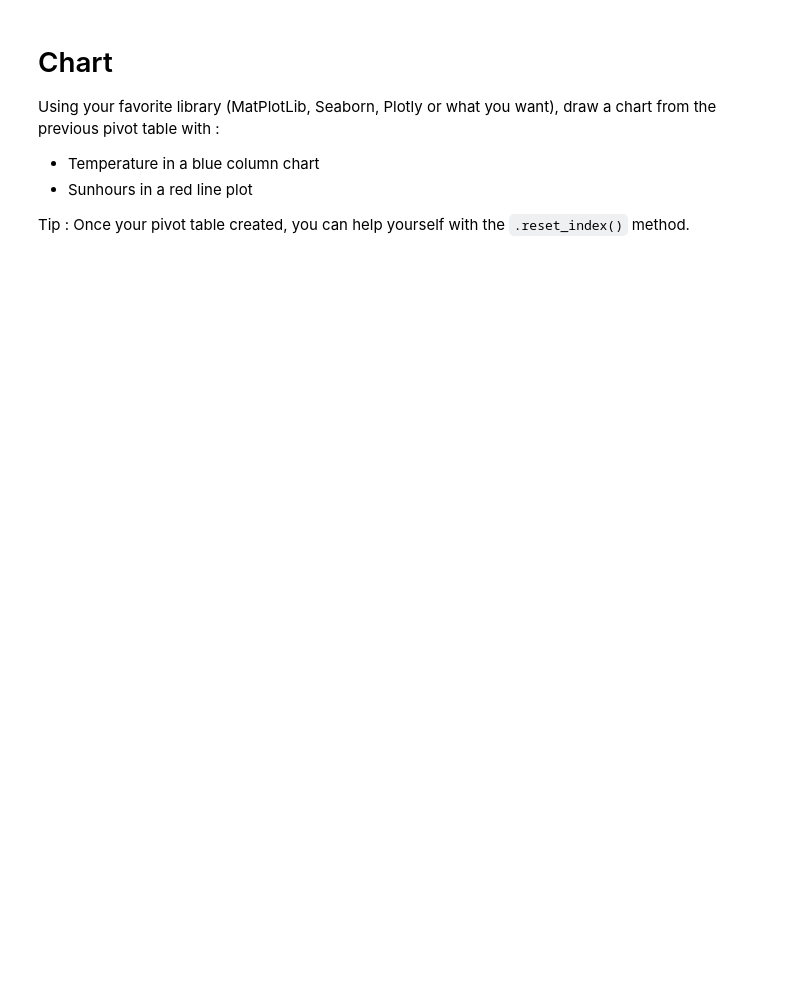
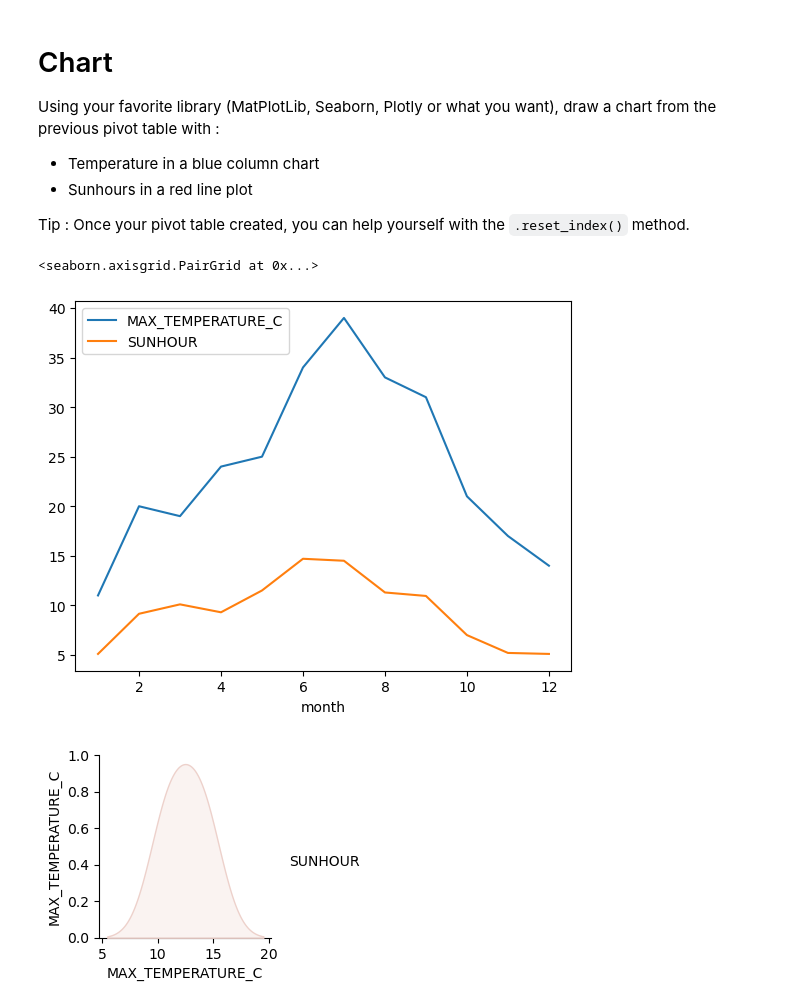
Before and after one commit to bigmoletos/WildCodeSchool_formation_IA_nov2023, a Jupyter notebook: quêtes/Semaine5/Pandas/Pandas/FD_2.3 Pandas_Pivot_tables.ipynb, the cells around one changed output. Drawn from its saved outputs; the diff is of its cells as text; code cells hidden in the pictures; blank space fills up the shorter version.

```diff
--- a/quêtes/Semaine5/Pandas/Pandas/FD_2.3 Pandas_Pivot_tables.ipynb
+++ b/quêtes/Semaine5/Pandas/Pandas/FD_2.3 Pandas_Pivot_tables.ipynb
@@ -102,0 +102,11 @@ df_weather.pivot_table(values='MAX_TEMPERATURE_C',
+# %%
+# Hop !
+df_weather.head(1)
+# formatage de la colonne date
+df_weather['DATE'] = pd.to_datetime(df_weather['DATE'])
+# création des colonnes jour et mois
+df_weather['day'] = df_weather['DATE'].dt.day
+df_weather['month'] = df_weather['DATE'].dt.month
+df_weather.head(10)
+df_weather.pivot_table(values='PRECIP_TOTAL_DAY_MM',
+                       index='day', columns='month')
@@ -118,3 +185,7 @@ df_weather.pivot_table(values='MAX_TEMPERATURE_C',
+# %%
+# option perso
+df = df_weather.pivot_table(values=["MAX_TEMPERATURE_C", "SUNHOUR"],
+                            index="month", aggfunc={"MAX_TEMPERATURE_C": "max", "SUNHOUR": "median"})
 # %% [markdown]
 # Chart
 Using your favorite library (MatPlotLib, Seaborn, Plotly or what you want), draw a chart from the previous pivot table with :
@@ -126,0 +196,11 @@ Tip : Once your pivot table created, you can help yourself with the `.reset_inde
+# %%
+# Your code here
+import seaborn as sns
+df.plot()
+# option
+# autre solution
+sns.pairplot(df, hue='SUNHOUR')
+# %% [output]
+<seaborn.axisgrid.PairGrid at 0x...>
+[figure, added]
+[figure, added]
```
Also changed, not shown: parts of 10 cells of this notebook, 1 other file.
